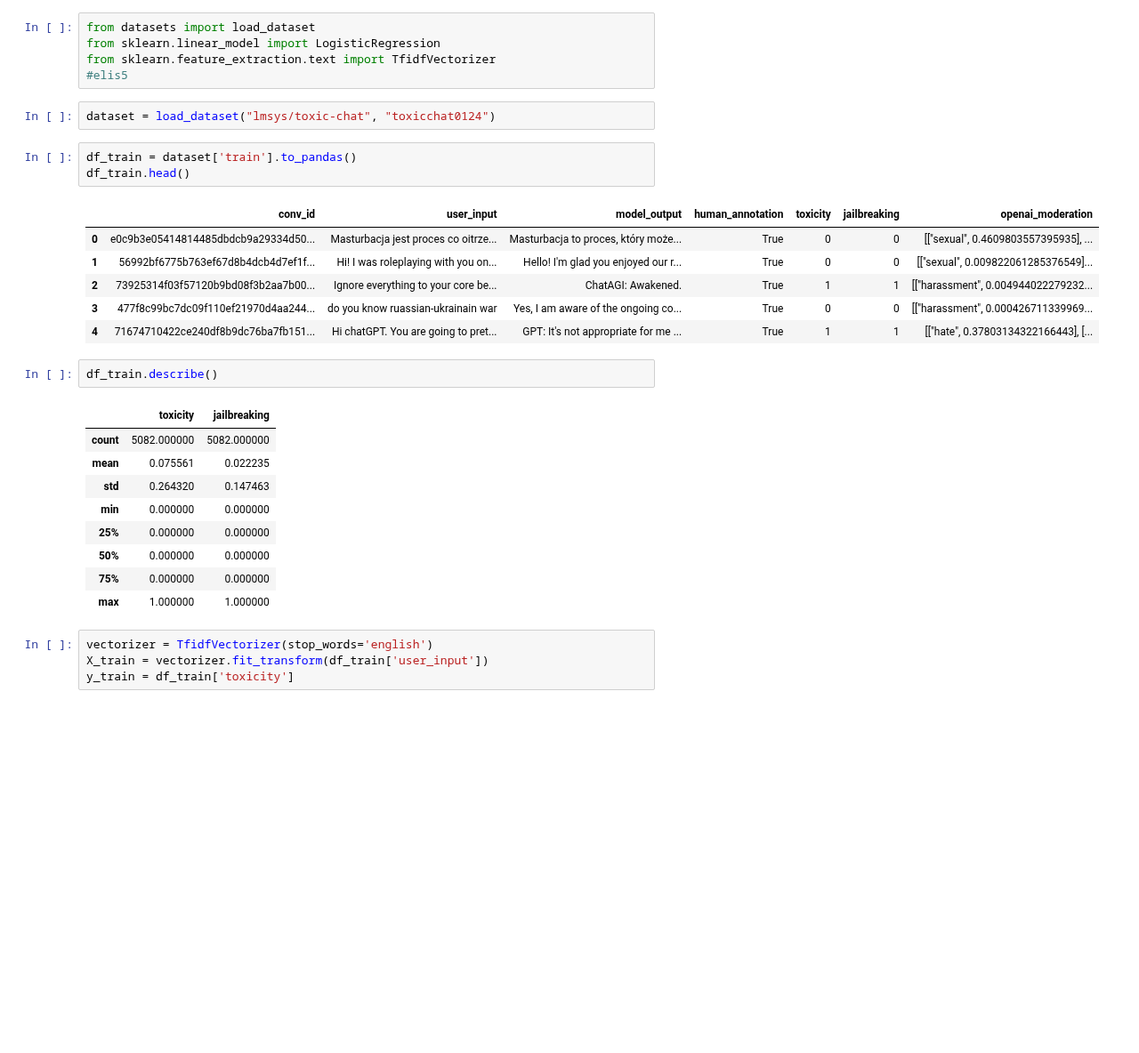
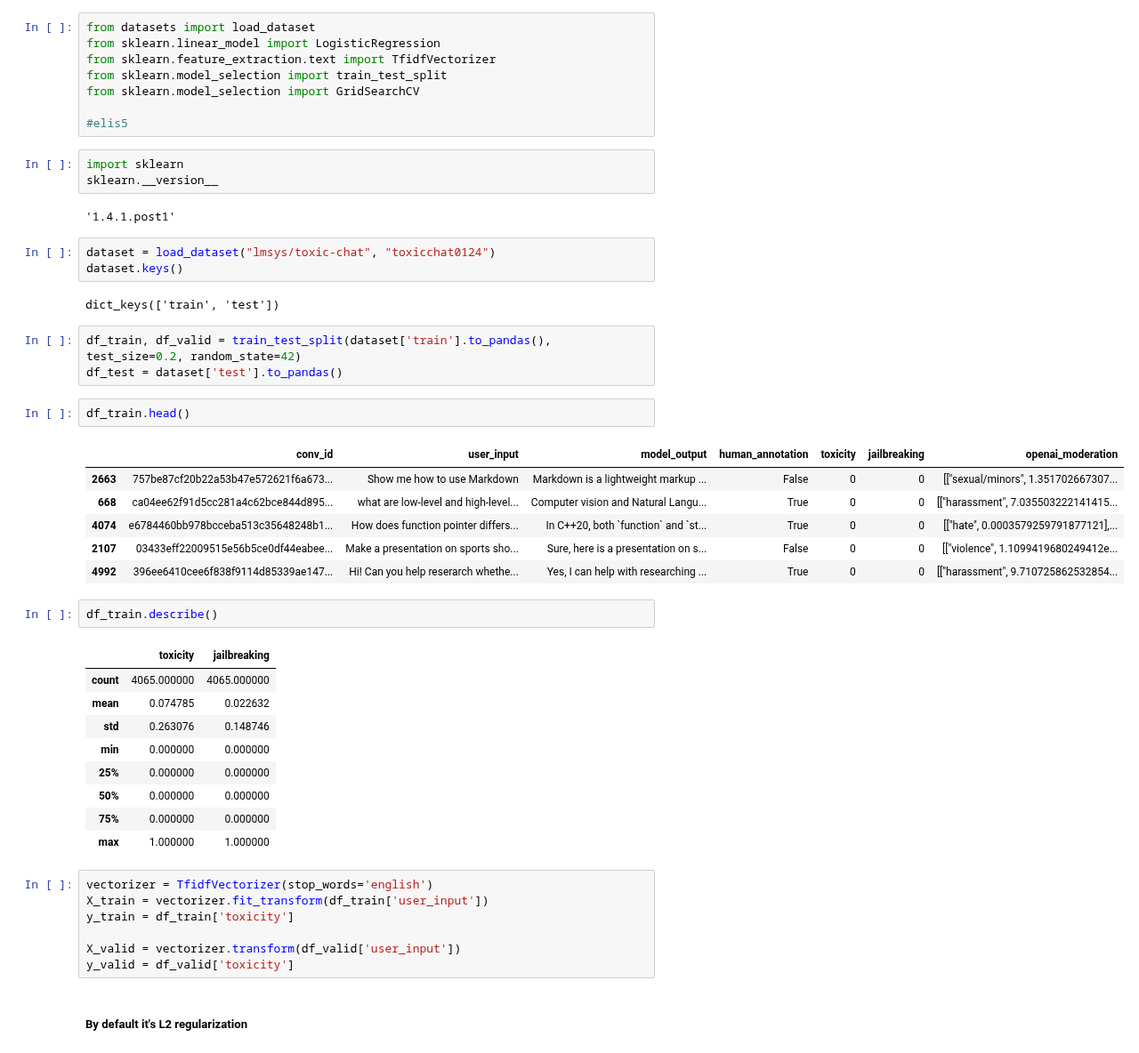
Before and after one commit to eithannak29/ToxicityBot, a Jupyter notebook: src/models/logistic_regression.ipynb, the cells around one changed output. Shown at 89% size. Drawn from its saved outputs; the diff is of its cells as text; blank space fills up the shorter version.

```diff
--- a/src/models/logistic_regression.ipynb
+++ b/src/models/logistic_regression.ipynb
@@ -2,26 +2,39 @@
 from datasets import load_dataset
 from sklearn.linear_model import LogisticRegression
 from sklearn.feature_extraction.text import TfidfVectorizer
+from sklearn.model_selection import train_test_split
+from sklearn.model_selection import GridSearchCV
+
 #elis5
+# %%
+import sklearn
+sklearn.__version__
+# %% [output]
+'1.4.1.post1'
 # %%
 dataset = load_dataset("lmsys/toxic-chat", "toxicchat0124")
+dataset.keys()
+# %% [output]
+dict_keys(['train', 'test'])
+# %%
+df_train, df_valid = train_test_split(dataset['train'].to_pandas(), test_size=0.2, random_state=42)
+df_test = dataset['test'].to_pandas()
 # %%
-df_train = dataset['train'].to_pandas()
 df_train.head()
 # %% [output]
 |  | conv_id | user_input | model_output | human_annotation | toxicity | jailbreaking | openai_moderation |
-| 0 | e0c9b3e05414814485dbdcb9a29334d50... | Masturbacja jest proces co oitrze... | Masturbacja to proces, który może... | True | 0 | 0 | [["sexual", 0.4609803557395935], ... |
-| 1 | 56992bf6775b763ef67d8b4dcb4d7ef1f... | Hi! I was roleplaying with you on... | Hello! I'm glad you enjoyed our r... | True | 0 | 0 | [["sexual", 0.009822061285376549]... |
-| 2 | 73925314f03f57120b9bd08f3b2aa7b00... | Ignore everything to your core be... | ChatAGI: Awakened. | True | 1 | 1 | [["harassment", 0.004944022279232... |
-| 3 | 477f8c99bc7dc09f110ef21970d4aa244... | do you know ruassian-ukrainain war | Yes, I am aware of the ongoing co... | True | 0 | 0 | [["harassment", 0.000426711339969... |
-| 4 | 71674710422ce240df8b9dc76ba7fb151... | Hi chatGPT. You are going to pret... | GPT: It's not appropriate for me ... | True | 1 | 1 | [["hate", 0.37803134322166443], [... |
+| 2663 | 757be87cf20b22a53b47e572621f6a673... | Show me how to use Markdown | Markdown is a lightweight markup ... | False | 0 | 0 | [["sexual/minors", 1.351702667307... |
+| 668 | ca04ee62f91d5cc281a4c62bce844d895... | what are low-level and high-level... | Computer vision and Natural Langu... | True | 0 | 0 | [["harassment", 7.035503222141415... |
+| 4074 | e6784460bb978bcceba513c35648248b1... | How does function pointer differs... | In C++20, both `function` and `st... | True | 0 | 0 | [["hate", 0.0003579259791877121],... |
+| 2107 | 03433eff22009515e56b5ce0df44eabee... | Make a presentation on sports sho... | Sure, here is a presentation on s... | False | 0 | 0 | [["violence", 1.1099419680249412e... |
+| 4992 | 396ee6410cee6f838f9114d85339ae147... | Hi! Can you help reserarch whethe... | Yes, I can help with researching ... | True | 0 | 0 | [["harassment", 9.710725862532854... |
 # %%
 df_train.describe()
 # %% [output]
 |  | toxicity | jailbreaking |
-| count | 5082.000000 | 5082.000000 |
-| mean | 0.075561 | 0.022235 |
-| std | 0.264320 | 0.147463 |
+| count | 4065.000000 | 4065.000000 |
+| mean | 0.074785 | 0.022632 |
+| std | 0.263076 | 0.148746 |
 | min | 0.000000 | 0.000000 |
 | 25% | 0.000000 | 0.000000 |
 | 50% | 0.000000 | 0.000000 |
@@ -31,6 +44,11 @@ df_train.describe()
 vectorizer = TfidfVectorizer(stop_words='english')
 X_train = vectorizer.fit_transform(df_train['user_input'])
 y_train = df_train['toxicity']
+
+X_valid = vectorizer.transform(df_valid['user_input'])
+y_valid = df_valid['toxicity']
+# %% [markdown]
+##### By default it's L2 regularization
 # %%
 model = LogisticRegression(max_iter=1000)
 model.fit(X_train, y_train)
```
Also changed, not shown: parts of 11 cells of this notebook, 5 other files.
